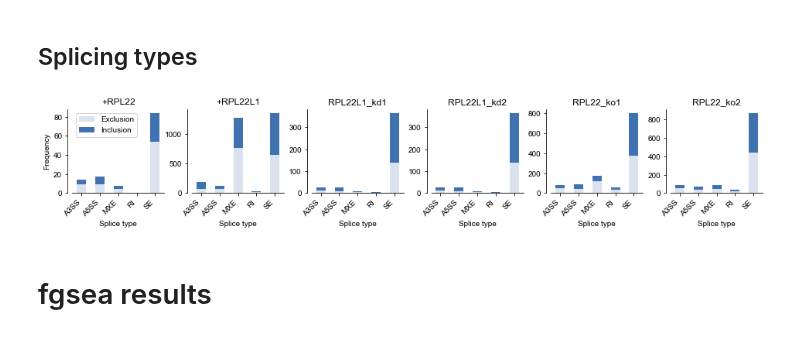
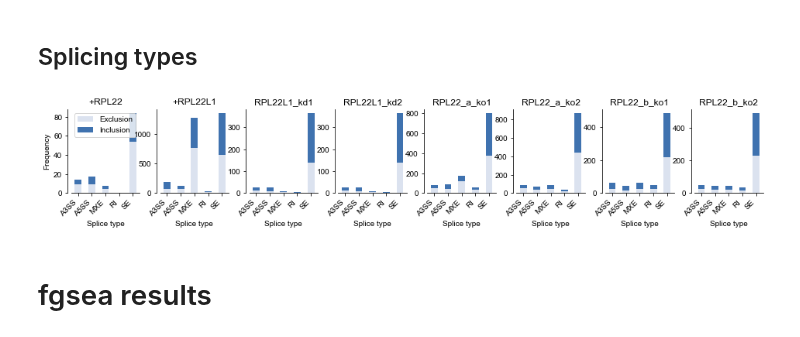
Before and after one commit to kevinhu/mdm4-splicing, a Jupyter notebook: notebooks/fig3_rnaseq.ipynb, the cells around one changed output. Cells and saved outputs as stored; diff of their text form; code cells hidden in the pictures.

```diff
--- a/notebooks/fig3_rnaseq.ipynb
+++ b/notebooks/fig3_rnaseq.ipynb
@@ -569,15 +509,19 @@ rpl22_oe_rmats = pd.read_csv("../data/processed/rmats_merge/rpl22_oe.txt",sep="\
 rpl22l1_oe_rmats = pd.read_csv("../data/processed/rmats_merge/rpl22l1_oe.txt",sep="\t",index_col=0)
 rpl22l1_kd1_rmats = pd.read_csv("../data/processed/rmats_merge/rpl22l1_kd1.txt",sep="\t",index_col=0)
 rpl22l1_kd2_rmats = pd.read_csv("../data/processed/rmats_merge/rpl22l1_kd2.txt",sep="\t",index_col=0)
-rpl22_ko1_rmats = pd.read_csv("../data/processed/rmats_merge/rpl22_ko1.txt",sep="\t",index_col=0)
-rpl22_ko2_rmats = pd.read_csv("../data/processed/rmats_merge/rpl22_ko2.txt",sep="\t",index_col=0)
+rpl22_a_ko1_rmats = pd.read_csv("../data/processed/rmats_merge/rpl22_a_ko1.txt",sep="\t",index_col=0)
+rpl22_a_ko2_rmats = pd.read_csv("../data/processed/rmats_merge/rpl22_a_ko2.txt",sep="\t",index_col=0)
+rpl22_b_ko1_rmats = pd.read_csv("../data/processed/rmats_merge/rpl22_b_ko1.txt",sep="\t",index_col=0)
+rpl22_b_ko2_rmats = pd.read_csv("../data/processed/rmats_merge/rpl22_b_ko2.txt",sep="\t",index_col=0)
 
 rpl22_oe_rmats = rpl22_oe_rmats.rename({"PValue":"pval","FDR":"qval"},axis=1)
 rpl22l1_oe_rmats = rpl22l1_oe_rmats.rename({"PValue":"pval","FDR":"qval"},axis=1)
 rpl22l1_kd1_rmats = rpl22l1_kd1_rmats.rename({"PValue":"pval","FDR":"qval"},axis=1)
 rpl22l1_kd2_rmats = rpl22l1_kd2_rmats.rename({"PValue":"pval","FDR":"qval"},axis=1)
-rpl22_ko1_rmats = rpl22_ko1_rmats.rename({"PValue":"pval","FDR":"qval"},axis=1)
-rpl22_ko2_rmats = rpl22_ko2_rmats.rename({"PValue":"pval","FDR":"qval"},axis=1)
+rpl22_a_ko1_rmats = rpl22_a_ko1_rmats.rename({"PValue":"pval","FDR":"qval"},axis=1)
+rpl22_a_ko2_rmats = rpl22_a_ko2_rmats.rename({"PValue":"pval","FDR":"qval"},axis=1)
+rpl22_b_ko1_rmats = rpl22_b_ko1_rmats.rename({"PValue":"pval","FDR":"qval"},axis=1)
+rpl22_b_ko2_rmats = rpl22_b_ko2_rmats.rename({"PValue":"pval","FDR":"qval"},axis=1)
 
 splice_types = ["A3SS","A5SS","MXE","RI","SE"]
 # %%
@@ -672,27 +607,29 @@ def plot_splice_types(rmats_diffs, qval_cutoff=0.01, ax=None,legend=False):
 # %%
 plt.figure(figsize=(16,2))
 
 for experiment_idx, experiment in enumerate([rpl22_oe_rmats,
                                              rpl22l1_oe_rmats,
                                              rpl22l1_kd1_rmats,
                                              rpl22l1_kd1_rmats,
-                                             rpl22_ko1_rmats,
-                                             rpl22_ko2_rmats
+                                             rpl22_a_ko1_rmats,
+                                             rpl22_a_ko2_rmats,
+                                             rpl22_b_ko1_rmats,
+                                             rpl22_b_ko2_rmats
                                             ]):
 
-    ax = plt.subplot(1,6,experiment_idx+1)
+    ax = plt.subplot(1,8,experiment_idx+1)
     plot_splice_types(experiment,ax=ax,legend=experiment_idx<1)
 
     if experiment_idx > 0:
         plt.ylabel("")
 
     ax.set_title(display_names[experiment_idx])
 
 plt.subplots_adjust(wspace=0.3)
 
 plt.savefig("../plots/significant_splice_types.pdf",bbox_inches="tight",background="transparent")
 # %% [output]
-[figure, old version]
+[figure, new version]
 # %% [markdown]
 # fgsea results
 # %%
```
Also changed, not shown: parts of 23 cells of this notebook, 28 other files.
